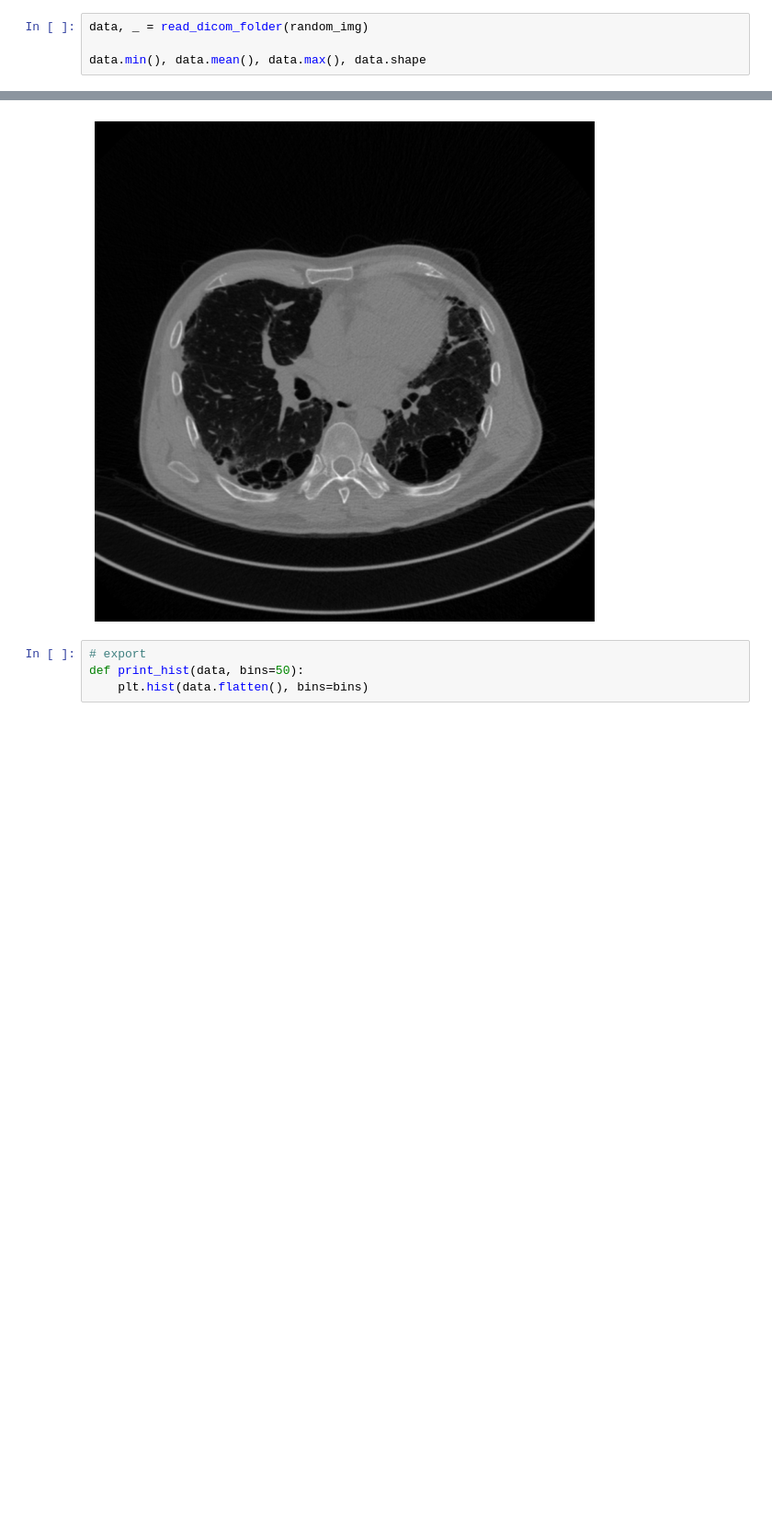
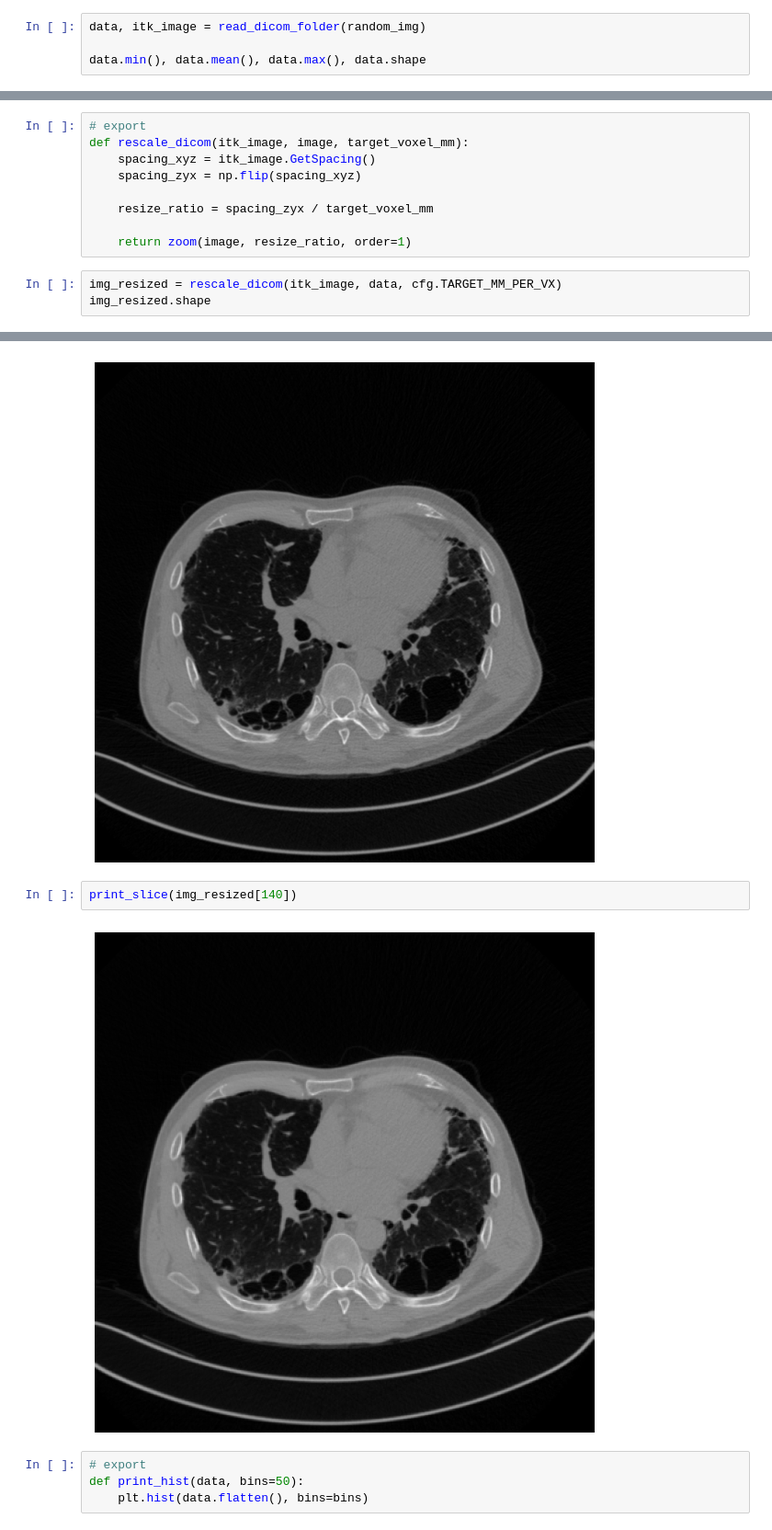
Before and after one commit to CoronaWhy/lunglens, a Jupyter notebook: lib-src/01_data.ipynb, the cells around one changed output, grey strips where cells are left out. Shown at 92% size. Drawn from its saved outputs; the diff is of its cells as text; blank space fills up the shorter version.

Commit message:
add dicom resampling when preprocessing data

```diff
--- a/lib-src/01_data.ipynb
+++ b/lib-src/01_data.ipynb
@@ -41,8 +49,20 @@ def read_dicom_file(file_path):
 
     return image, itk_image
 # %%
-data, _ = read_dicom_folder(random_img)
+data, itk_image = read_dicom_folder(random_img)
 
 data.min(), data.mean(), data.max(), data.shape
 # %% [output]
 (-1024, -651.621695561225, 3455, (429, 768, 768))
+# %%
+# export
+def rescale_dicom(itk_image, image, target_voxel_mm):
+    spacing_xyz = itk_image.GetSpacing()
+    spacing_zyx = np.flip(spacing_xyz)
+
+    resize_ratio = spacing_zyx / target_voxel_mm
+
+    return zoom(image, resize_ratio, order=1)
+# %%
+img_resized = rescale_dicom(itk_image, data, cfg.TARGET_MM_PER_VX)
+img_resized.shape
@@ -58,6 +80,10 @@ def print_slice(data, cmap='gray', figsize=(10, 10)):
 print_slice(data[200])
 # %% [output]
 [figure]
+# %%
+print_slice(img_resized[140])
+# %% [output]
+[figure, added]
 # %%
 # export
 def print_hist(data, bins=50):
```
Also changed, not shown: parts of 4 cells of this notebook, 2 other files.
